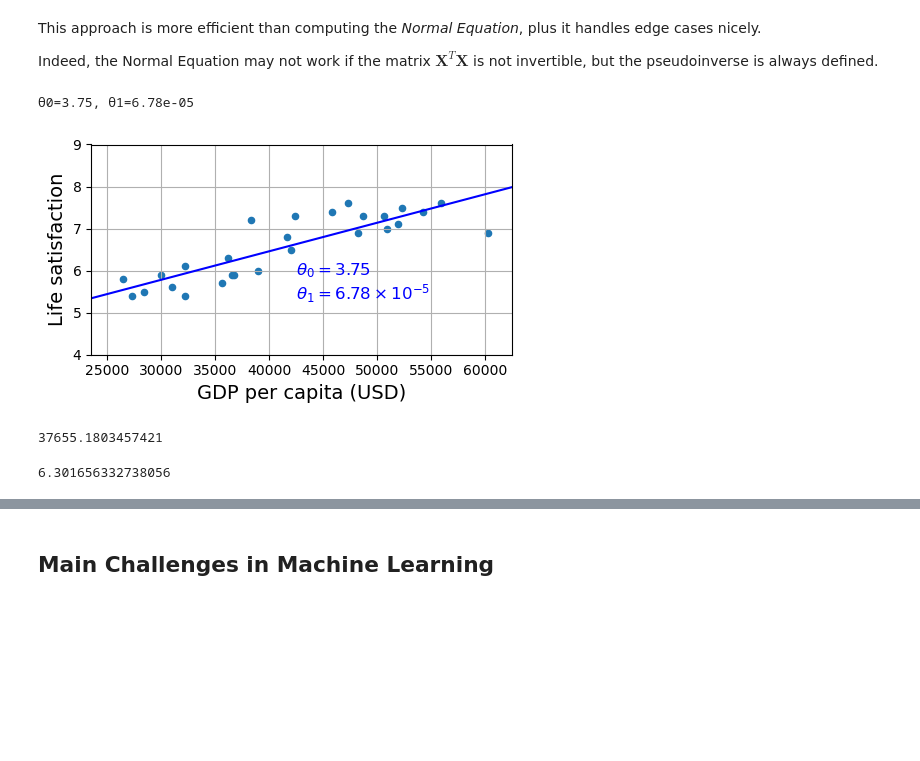
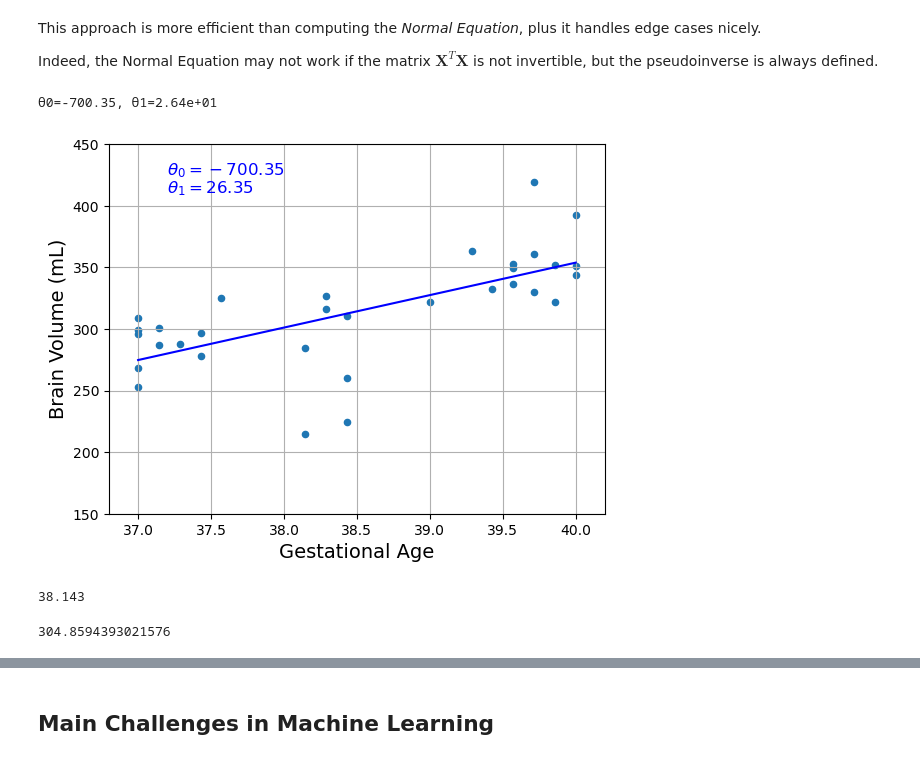
Before and after one commit to bmandracchia/ML4BD, a Jupyter notebook: chapters/11_machine_learning_fundamentals.ipynb, the cells around one changed output, grey strips where cells are left out. Drawn from its saved outputs; the diff is of its cells as text; code cells hidden in the pictures; blank space fills up the shorter version.

```diff
--- a/chapters/11_machine_learning_fundamentals.ipynb
+++ b/chapters/11_machine_learning_fundamentals.ipynb
@@ -149,0 +150,12 @@ plt.show()
+# %%
+# Download and prepare the data
+data_root = "datasets\\ch1\\neonatal_brain_volumes.csv"
+nbv = pd.read_csv(data_root)
+X = nbv[["GA"]].values
+y = nbv[["brain volume"]].values
+
+# Visualize the data
+nbv.plot(kind='scatter', grid=True,
+             y="brain volume", x="GA",
+             ylabel="Brain Volume (mL)", xlabel="Gestational Age")
+plt.show()
@@ -301,0 +223,6 @@ full_country_stats.to_csv(datapath / "lifesat_full.csv")
+# %%
+min_ga = 37
+max_ga = 40
+
+stats = nbv[(nbv["GA"] >= min_ga) & (nbv["GA"] <= max_ga)]
+stats.head()
@@ -444,8 +387,8 @@ Indeed, the Normal Equation may not work if the matrix $\mathbf{X}^T\mathbf{X}$
 # %%
 from sklearn import linear_model
 
-X_sample = country_stats[[gdppc_col]].values
-y_sample = country_stats[[lifesat_col]].values
+y_sample = stats[["brain volume"]].values
+X_sample = stats[["GA"]].values
 
 lin1 = linear_model.LinearRegression()
 lin1.fit(X_sample, y_sample)
@@ -453,32 +396,36 @@ lin1.fit(X_sample, y_sample)
 t0, t1 = lin1.intercept_[0], lin1.coef_[0][0]
 print(f"θ0={t0:.2f}, θ1={t1:.2e}")
 # %% [output]
-θ0=3.75, θ1=6.78e-05
+θ0=-700.35, θ1=2.64e+01
 # %%
-country_stats.plot(kind='scatter', figsize=(5, 3), grid=True,
-                   x=gdppc_col, y=lifesat_col)
+stats.plot(kind='scatter', grid=True,
+             y="brain volume", x="GA",
+             ylabel="Brain Volume (mL)", xlabel="Gestational Age")
 
-X = np.linspace(min_gdp, max_gdp, 1000)
+X = np.linspace(min_ga, max_ga, 1000)
 plt.plot(X, t0 + t1 * X, "b")
 
-plt.text(max_gdp - 20_000, min_life_sat + 1.9,
+min_bv = 150
+max_bv = 450
+
+plt.text(37.2, max_bv - 25,
          fr"$\theta_0 = {t0:.2f}$", color="b")
-plt.text(max_gdp - 20_000, min_life_sat + 1.3,
-         fr"$\theta_1 = {t1 * 1e5:.2f} \times 10^{{-5}}$", color="b")
+plt.text(37.2, max_bv -40,
+         fr"$\theta_1 = {t1:.2f}$", color="b")
 
-plt.axis([min_gdp, max_gdp, min_life_sat, max_life_sat])
+plt.axis([min_ga-.2, max_ga+.2, min_bv, max_bv])
 
 plt.show()
 # %% [output]
-[figure, old version]
+[figure, new version]
-# %%
-cyprus_gdp_per_capita = gdp_per_capita[gdppc_col].loc["Cyprus"]
-cyprus_gdp_per_capita
-# %% [output]
-37655.1803457421
+# %%
+example_ga = stats["GA"].loc[56]
+example_ga
+# %% [output]
+38.143
 # %%
-cyprus_predicted_life_satisfaction = lin1.predict([[cyprus_gdp_per_capita]])[0, 0]
-cyprus_predicted_life_satisfaction
+example_prediction = lin1.predict([[example_ga]])[0, 0]
+example_prediction
 # %% [output]
-6.301656332738056
+304.8594393021576
 # %%
```
Also changed, not shown: parts of 69 cells of this notebook, 4 other files.
